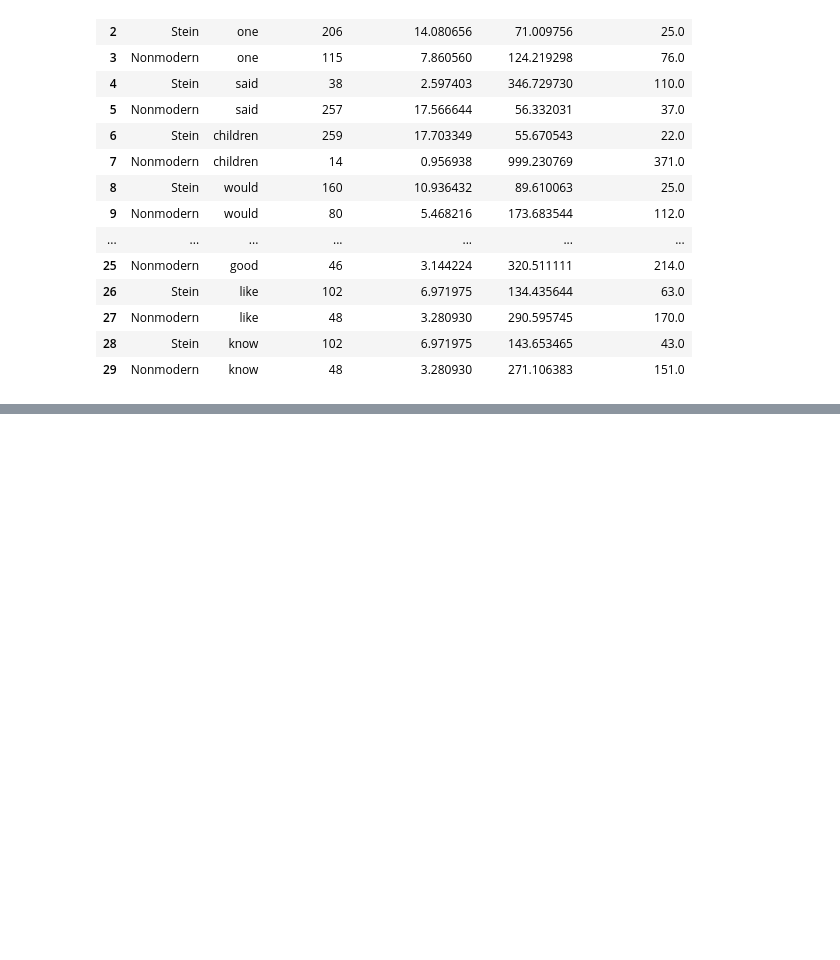
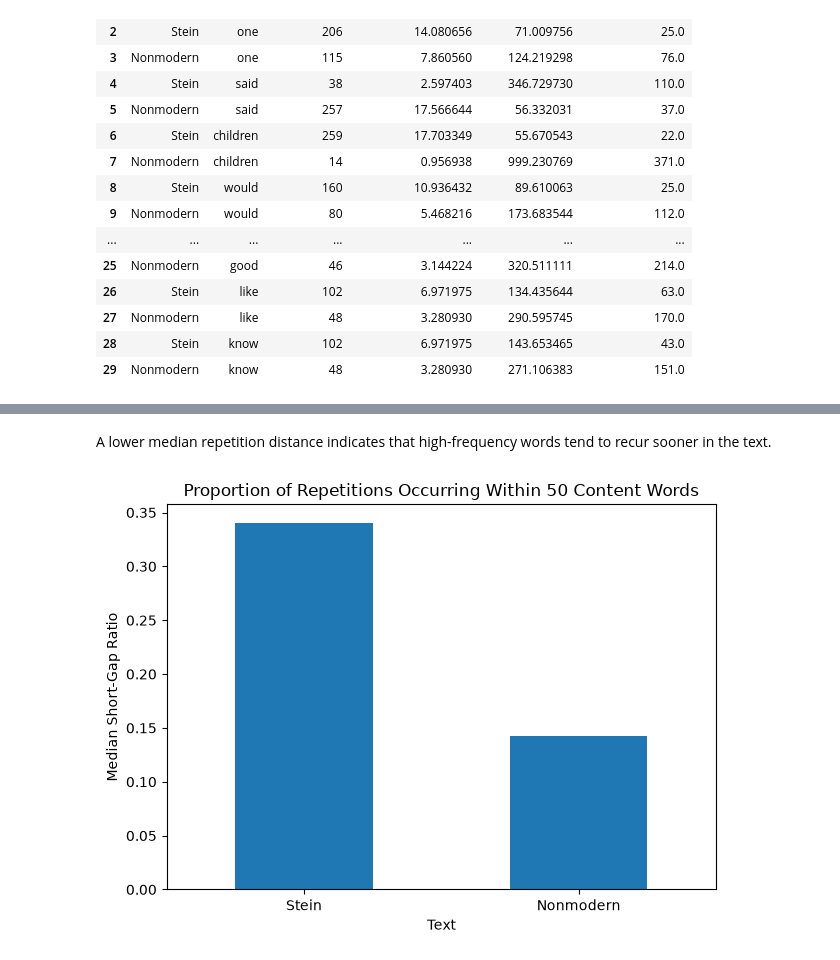
Before and after one commit to CiciXie-haotong/Modernism-Classifier, a Jupyter notebook: repetition_analysis.ipynb.ipynb, the cells around one changed output, grey strips where cells are left out. Cells and saved outputs as stored; diff of their text form; code cells hidden in the pictures; blank space fills up the shorter version.

```diff
--- a/repetition_analysis.ipynb.ipynb
+++ b/repetition_analysis.ipynb.ipynb
@@ -2159,0 +2654,23 @@ common_word_comparison_df[
+# %% [markdown]
+A lower median repetition distance indicates that high-frequency words tend to recur sooner in the text.
+# %%
+short_gap_plot_data = shared_words_summary_df[
+    ["median_short_gap_ratio_50"]
+]
+
+short_gap_plot_data.plot(
+    kind="bar",
+    legend=False
+)
+
+plt.title(
+    "Proportion of Repetitions Occurring Within 50 Content Words"
+)
+
+plt.xlabel("Text")
+plt.ylabel("Median Short-Gap Ratio")
+plt.xticks(rotation=0)
+plt.tight_layout()
+plt.show()
+# %% [output]
+[figure, added]
```
Also changed, not shown: parts of 26 cells of this notebook.
